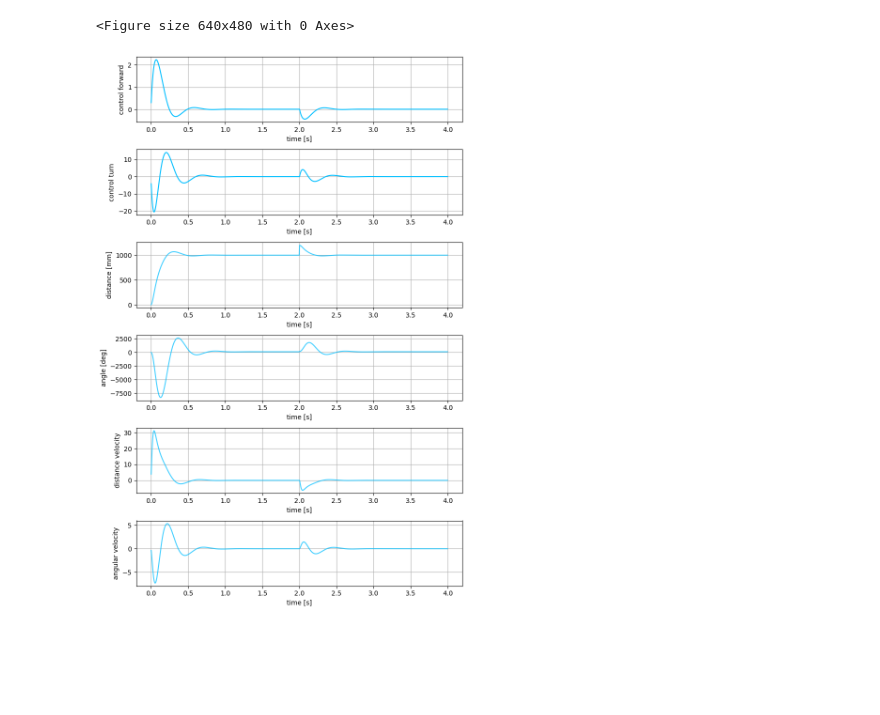
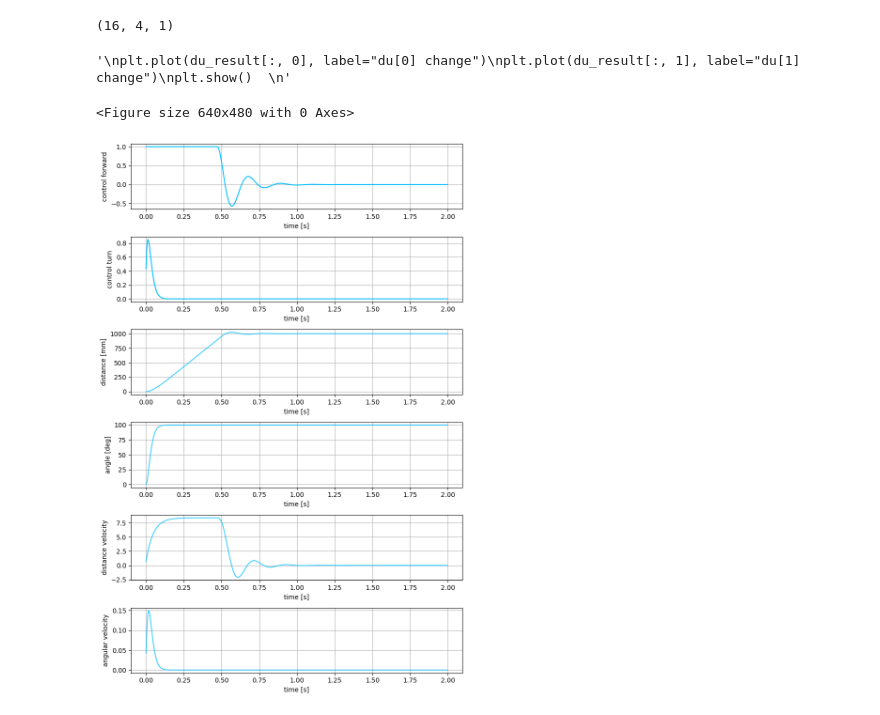
Before and after one commit to michalnand/motoko_ice_dragon_x, a Jupyter notebook: simulations/position_controller/mpc_controller.ipynb, the cells around one changed output. Drawn from its saved outputs; the diff is of its cells as text; code cells hidden in the pictures; blank space fills up the shorter version.

```diff
--- a/simulations/position_controller/mpc_controller.ipynb
+++ b/simulations/position_controller/mpc_controller.ipynb
@@ -212,22 +248,22 @@ plot_results(t_result, u_result, x_ref, x_hat_result, 0, 10000)
 #controller synthetis
 
 #create loss weighting matrices (diagonal)
-#q = numpy.diag([ 10**-7, 0.5*(10**-3), 0.0, 0.0] )
-#q = numpy.diag([ 10**-6, 0.5*(10**-3), 0.0, 0.0] )
 q = numpy.diag([ 1.0, 1.0, 0.0, 0.0] )
-r = numpy.diag( [10**7, 10**4])
+#r = numpy.diag( [10.0**6, 10.0])
+r = numpy.diag( [10.0**5, 10.0])
 
 
+prediction_horizon = 16
 
-#solve MPC controller
-control_horizon = 8
-prediction_horizon = 32
-mpc = LibsControl.MPC(a_est, b_est, q, r, control_horizon, prediction_horizon)
+#solve LQG controller
+#lqr = LibsControl.LQRDiscrete(a_est, b_est, q, r, 100.0)
+
+mpc = LibsControl.AnalyticalMPC(a_est, b_est, q, r, prediction_horizon)
 
 print("controller")
-print("phi    = \n", mpc.phi.shape, "\n")
-print("omega  = \n", mpc.omega.shape, "\n")
-print("sigma  = \n", mpc.sigma.shape, "\n")
+print("phi    = \n", mpc.phi, "\n")
+print("omega  = \n", mpc.omega, "\n")
+print("sigma  = \n", mpc.sigma, "\n")
 print("\n\n")
 # %% [output]
 controller
@@ -242,67 +286,67 @@ sigma  =
 # %%
 #process simulation
 
-n_max = int(4.0/dt)
+n_max = int(2.0/dt)
 
 #required output, 1 meter, 100degrees
 xr = numpy.array([[1000.0, 100.0*numpy.pi/180.0, 0.0, 0.0]]).T
+#xr = numpy.array([[1000.0, 100.0*numpy.pi/180.0]]).T
 
 #plant state
 x = numpy.zeros((a_est.shape[0], 1))
-
-#action result
 u = numpy.zeros((b_est.shape[1], 1))
-
 
 #result log
 t_result = []
 u_result = []
 x_result = []
+int_result = []
 
 
+xr_traj = []
+for i in range(prediction_horizon):
+    xr_traj.append(xr)
+
+xr_traj = numpy.stack(xr_traj)
+
+print(xr_traj.shape)
+
 for n in range(n_max):
+
     #compute controller output
-    u = mpc.forward(xr, x, u)
-
-    #disturbance
-    '''
-    if n > n_max//2:
-        u[0, :]+= 50
-        u[1, :]+= 100
-    '''
-
-    if n == n_max//2:
-        x[0, 0]+= 200
-        x[1, 0]+= 1
-
+    u = mpc.forward(xr_traj, x, u)
 
     #compute plant output
     y = c_est@x
     x = a_est@x + b_est@u
 
     t_result.append(n*dt)
     u_result.append(u[:, 0].copy())
     x_result.append(x[:, 0].copy())
 
 
 
 t_result = numpy.array(t_result)
 u_result = numpy.array(u_result)
+
 x_result = numpy.array(x_result)
 
 
 du_result = x_result[1:, :] - x_result[0:-1, :]
 
 #plot results
 #convert angle to degrees
 x_result[:, 1]*= 180.0/numpy.pi
 
-LibsControl.plot_closed_loop_response(t_result, u_result, x_result, x_hat = None, file_name = "mpc_controller_output.png", u_labels = ["control forward", "control turn"], x_labels = ["distance [mm]", "angle [deg]", "distance velocity", "angular velocity"])
+LibsControl.plot_closed_loop_response(t_result, u_result, x_result, x_hat = None, file_name = "lqr_controller_output.png", u_labels = ["control forward", "control turn"], x_labels = ["distance [mm]", "angle [deg]", "distance velocity", "angular velocity"])
 
-
-#plt.plot(du_result[:, 0], label="du[0] change")
-#plt.plot(du_result[:, 1], label="du[1] change")
-#plt.show()
+'''
+plt.plot(du_result[:, 0], label="du[0] change")
+plt.plot(du_result[:, 1], label="du[1] change")
+plt.show()
+'''
 # %% [output]
-<Figure size 640x480 with 0 Axes>
+(16, 4, 1)
+'\nplt.plot(du_result[:, 0], label="du[0] change")\nplt.plot(du_result[:, 1], label="du[1] change")\nplt.show()  \n'
+<Figure size 640x480 with 0 Axes>
-[figure, old version]
+[figure, new version]
```
Also changed, not shown: parts of 6 cells of this notebook, 7 other files.
